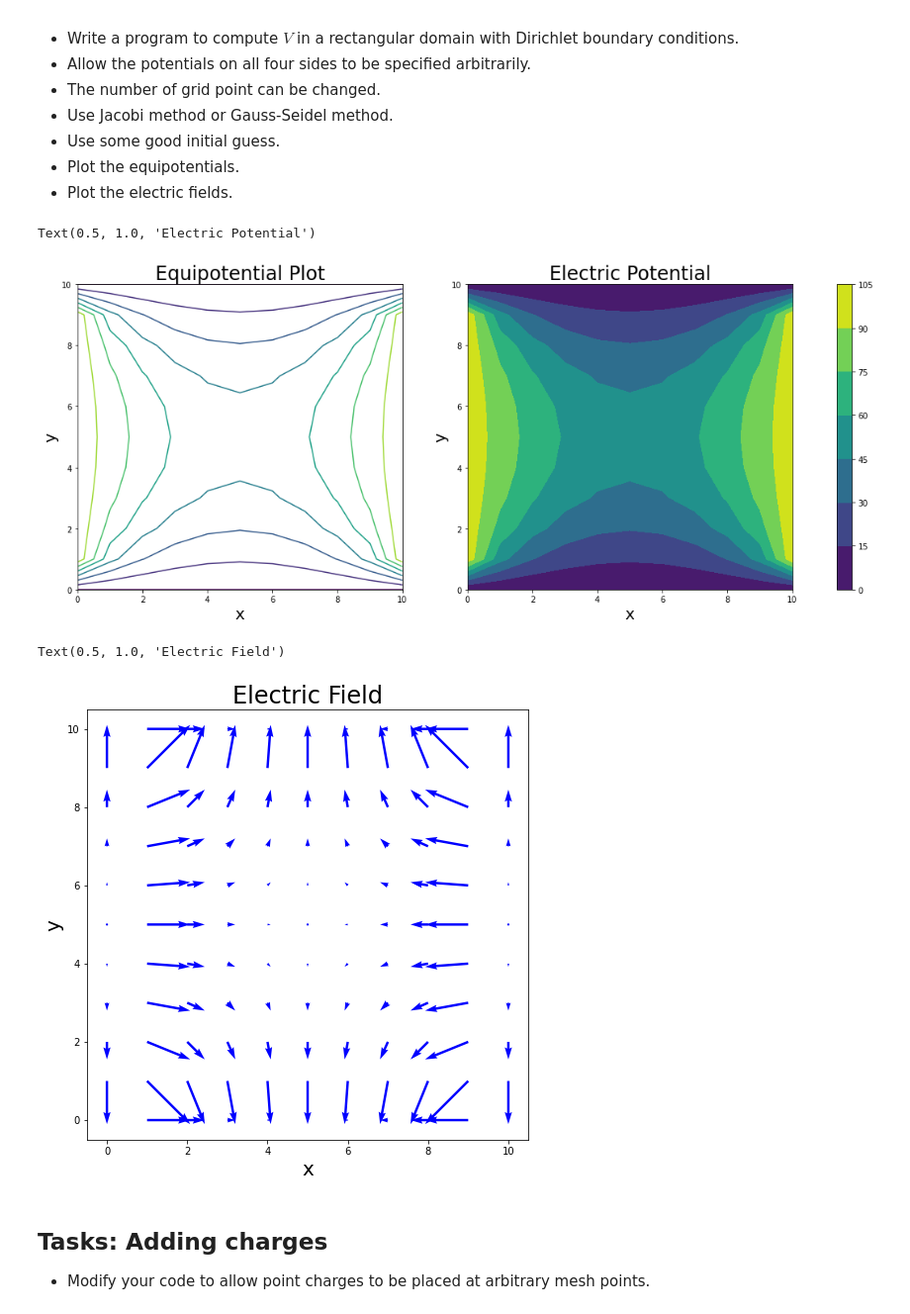
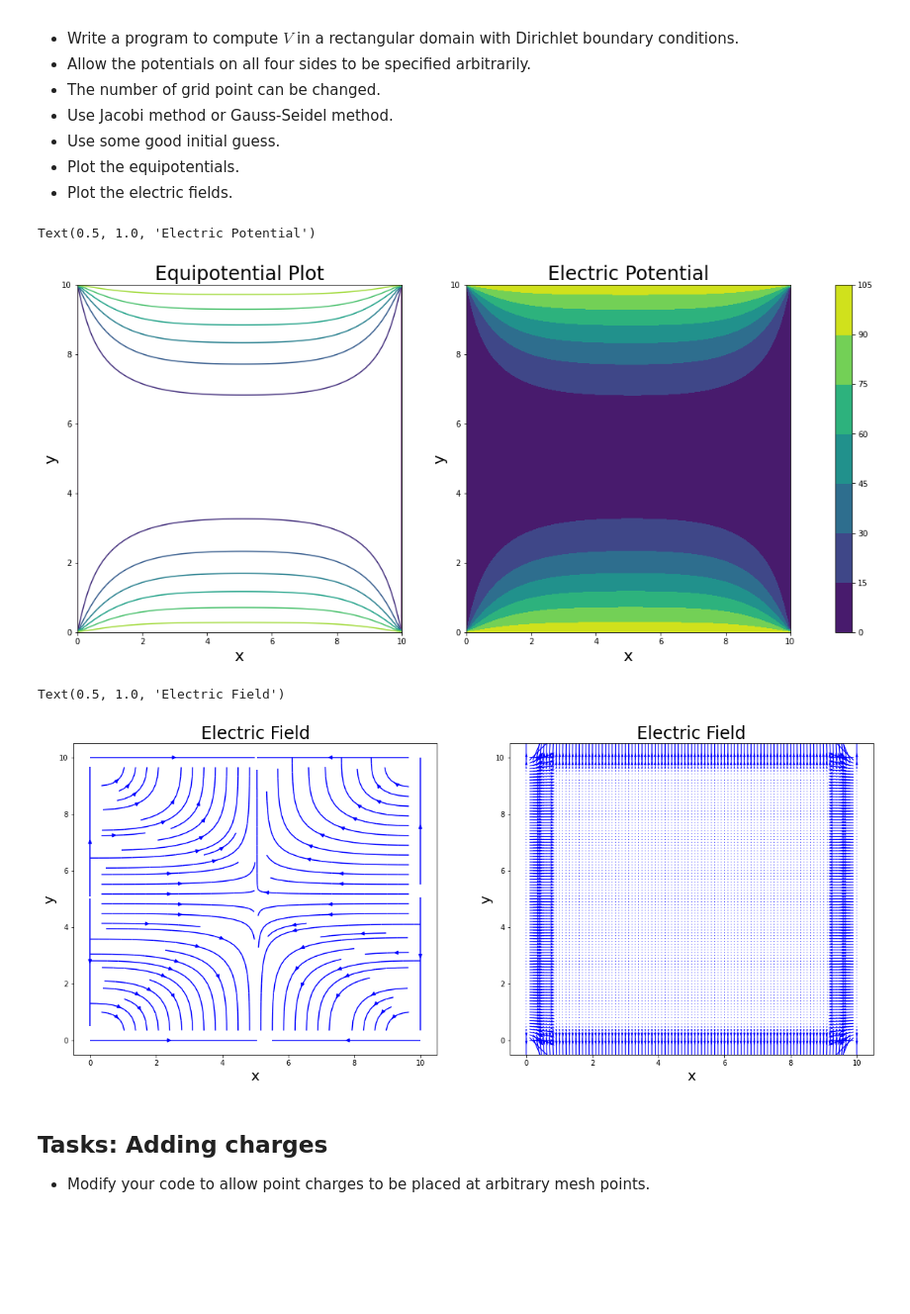
Before and after one commit to pcchen/Computation-in-Physics, a Jupyter notebook: 107010002/Relaxation_Method_Template.ipynb, the cells around one changed output. Shown at 99% size. Cells and saved outputs as stored; diff of their text form; code cells hidden in the pictures; blank space fills up the shorter version.

```diff
--- a/107010002/Relaxation_Method_Template.ipynb
+++ b/107010002/Relaxation_Method_Template.ipynb
@@ -243,64 +241,61 @@ fig.tight_layout()
 * Plot the equipotentials.
 * Plot the electric fields.
 # %%
-fig, ax=plt.subplots(ncols=2,nrows=1,figsize=(20,7))
-v=np.zeros(121).reshape(11,11)
+fig, ax=plt.subplots(ncols=2,nrows=1, figsize=(20,8))
+ax=ax.flatten()
+v=np.zeros(10201).reshape(101,101)
 v[:][0]=100
-v[:][10]=100
-v = v.T
-v[:][0]=0
-v[:][10]=0
-for k in range (100):
-    for i in range (1,10):
-        for j in range (1,10):
+v[:][100]=100
+for k in range (500):
+    for i in range (1,100):
+        for j in range (1,100):
             v[i][j]=0.25*(v[i-1][j]+v[i+1][j]+v[i][j+1]+v[i][j-1])
-x=np.linspace(0,10,11)
-y=np.linspace(0,10,11)
+x=np.linspace(0,10,101)
+y=np.linspace(0,10,101)
 cs = ax[0].contour(x, y, v)
 cs = ax[1].contourf(x, y, v)
 fig.colorbar(cs,ax=ax.ravel().tolist())
-fig.tight_layout
 ax[0].set_xlabel('x',fontsize=20)
 ax[0].set_ylabel('y',fontsize=20)
 ax[0].set_title('Equipotential Plot', fontsize=24)
 ax[1].set_xlabel('x',fontsize=20)
 ax[1].set_ylabel('y',fontsize=20)
 ax[1].set_title('Electric Potential', fontsize=24)
 # %% [output]
 Text(0.5, 1.0, 'Electric Potential')
-[figure, old version]
+[figure, new version]
 # %%
-fig, ax=plt.subplots(ncols=1,nrows=1,figsize=(8,8))
-v=np.zeros(121).reshape(11,11)
-Ex=np.zeros(11)
-Ey=np.zeros(11)
+fig, ax=plt.subplots(ncols=2,nrows=1,figsize=(20,8))
+v=np.zeros(10201).reshape(101,101)
+Ex=np.zeros(101)
+Ey=np.zeros(101)
 v[:][0]=100
-v[:][10]=100
-v = v.T
-v[:][0]=0
-v[:][10]=0
-for k in range (100):
-    for i in range (1,10):
-        for j in range (1,10):
+v[:][100]=100
+
+for k in range (500):
+    for i in range (1,100):
+        for j in range (1,100):
             v[i][j]=0.25*(v[i-1][j]+v[i+1][j]+v[i][j+1]+v[i][j-1])
 
-for i in range (1,10):
+for i in range (1,100):
     Ex[i]=0.5*(v[i-1][j]-v[i+1][j])
-    for j in range (1,10):
+    for j in range (1,100):
         Ey[j]=0.5*(v[i][j-1]-v[i][j+1])
-x=np.linspace(0,10,11)
-y=np.linspace(0,10,11)
-U,V=np.meshgrid(Ey,Ex)
-ax.quiver(x, y, U, V, color='b')
-#cs = ax[1].contourf(x, y, v)
-#fig.colorbar(cs,ax=ax.ravel().tolist())
+x=np.linspace(0,10,101)
+y=np.linspace(0,10,101)
+U,V=np.meshgrid(Ex,Ey, indexing='xy')
+ax[0].streamplot(x, y, U, V, color='b')
+ax[1].quiver(x, y, U, V, color='b')
 fig.tight_layout
-ax.set_xlabel('x',fontsize=20)
-ax.set_ylabel('y',fontsize=20)
-ax.set_title('Electric Field', fontsize=24)
+ax[0].set_xlabel('x',fontsize=20)
+ax[0].set_ylabel('y',fontsize=20)
+ax[0].set_title('Electric Field', fontsize=24)
+ax[1].set_xlabel('x',fontsize=20)
+ax[1].set_ylabel('y',fontsize=20)
+ax[1].set_title('Electric Field', fontsize=24)
 # %% [output]
 Text(0.5, 1.0, 'Electric Field')
-[figure, old version]
+[figure, new version]
 # %%
 # for contour plot
 # fig, ax = plt.subplots(figsize=(10,8))
```
Also changed, not shown: parts of 4 cells of this notebook.
